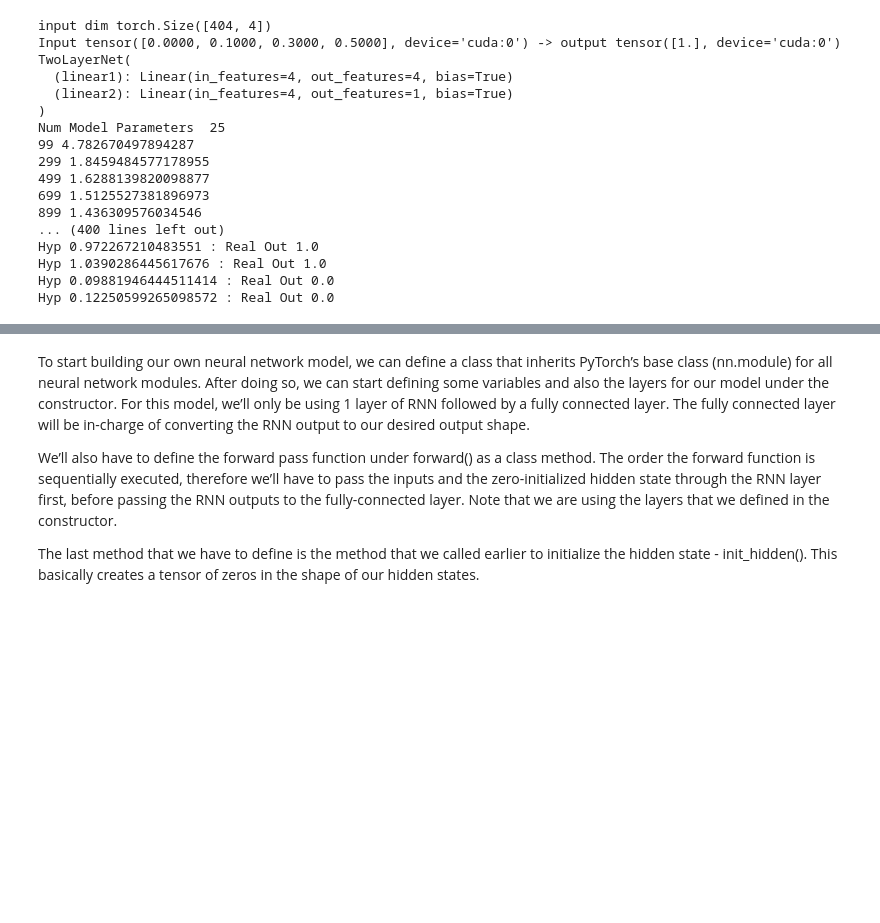
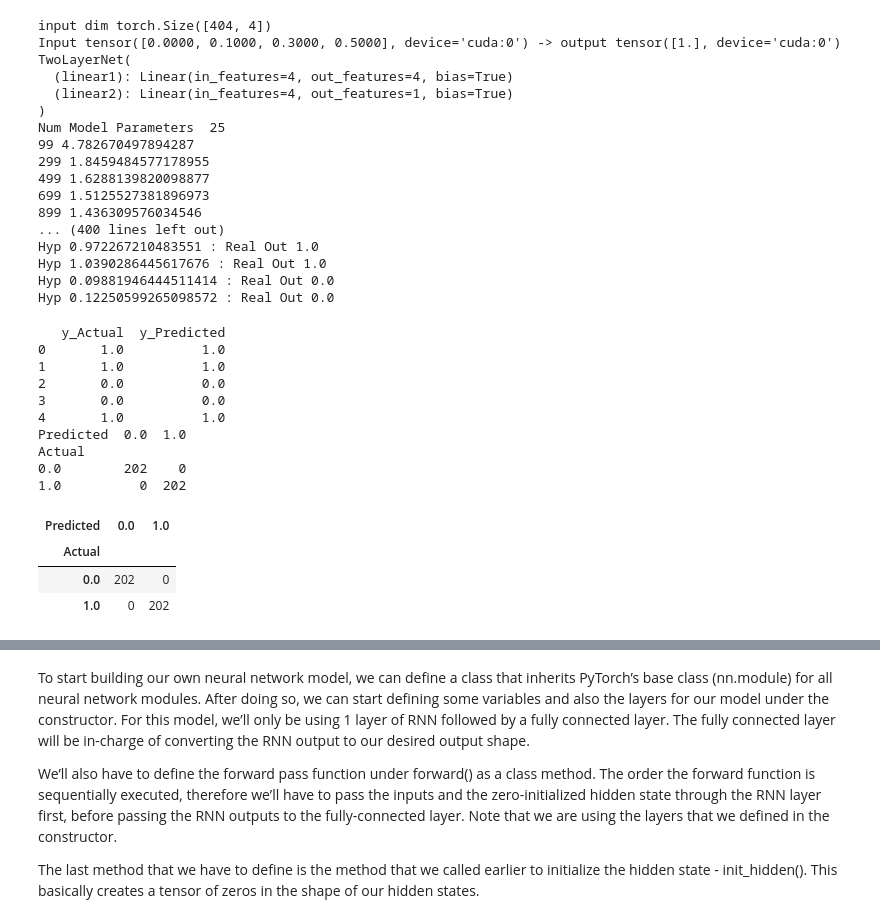
Before and after one commit to TzurV/scraper, a Jupyter notebook: WhatToDo.ipynb, the cells around one changed output, grey strips where cells are left out. Cells and saved outputs as stored; diff of their text form; code cells hidden in the pictures; blank space fills up the shorter version.

```diff
--- a/WhatToDo.ipynb
+++ b/WhatToDo.ipynb
@@ -252,3 +279,45 @@ Hyp 0.972267210483551 : Real Out 1.0
 Hyp 1.0390286445617676 : Real Out 1.0
 Hyp 0.09881946444511414 : Real Out 0.0
 Hyp 0.12250599265098572 : Real Out 0.0
+# %%
+
+
+
+y = y.to('cpu')
+npActual    = list(torch.squeeze(y).numpy())
+
+
+# evaluate
+out = model(x)
+out = out.to('cpu')
+out = torch.squeeze((out))
+npPredicted = out.detach().numpy()
+npPredicted[npPredicted>0.5]  = 1
+npPredicted[npPredicted<=0.5] = 0
+
+data = {'y_Actual':    npActual,
+        'y_Predicted': list(npPredicted)
+        }
+
+df = pd.DataFrame(data, columns=['y_Actual','y_Predicted'])
+print(df.head())
+
+
+confusion_matrix = pd.crosstab(df['y_Actual'], df['y_Predicted'], rownames=['Actual'], colnames=['Predicted'])
+print (confusion_matrix)
+confusion_matrix.style
+# %% [output]
+   y_Actual  y_Predicted
+0       1.0          1.0
+1       1.0          1.0
+2       0.0          0.0
+3       0.0          0.0
+4       1.0          1.0
+Predicted  0.0  1.0
+Actual
+0.0        202    0
+1.0          0  202
+| Predicted | 0.0 | 1.0 |
+| Actual |  |  |
+| 0.0 | 202 | 0 |
+| 1.0 | 0 | 202 |
```
Also changed, not shown: parts of 3 cells of this notebook.
